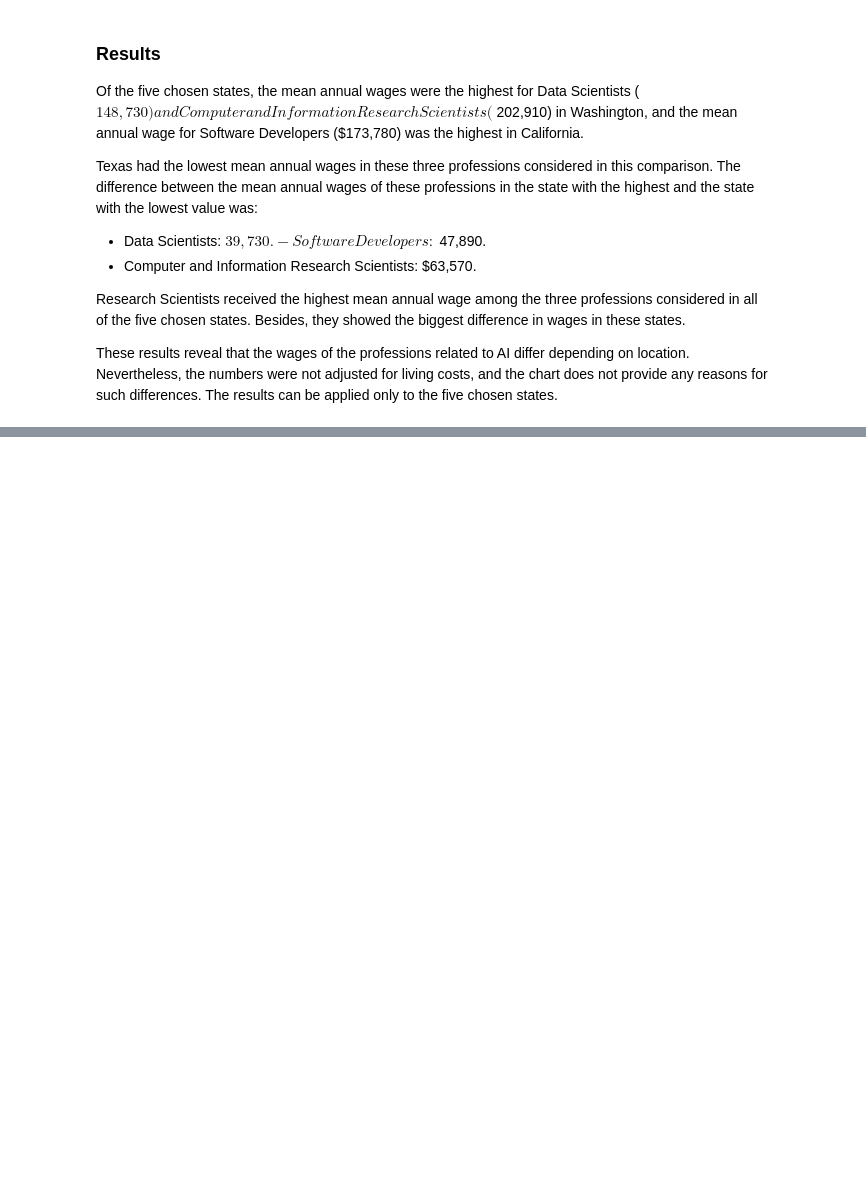
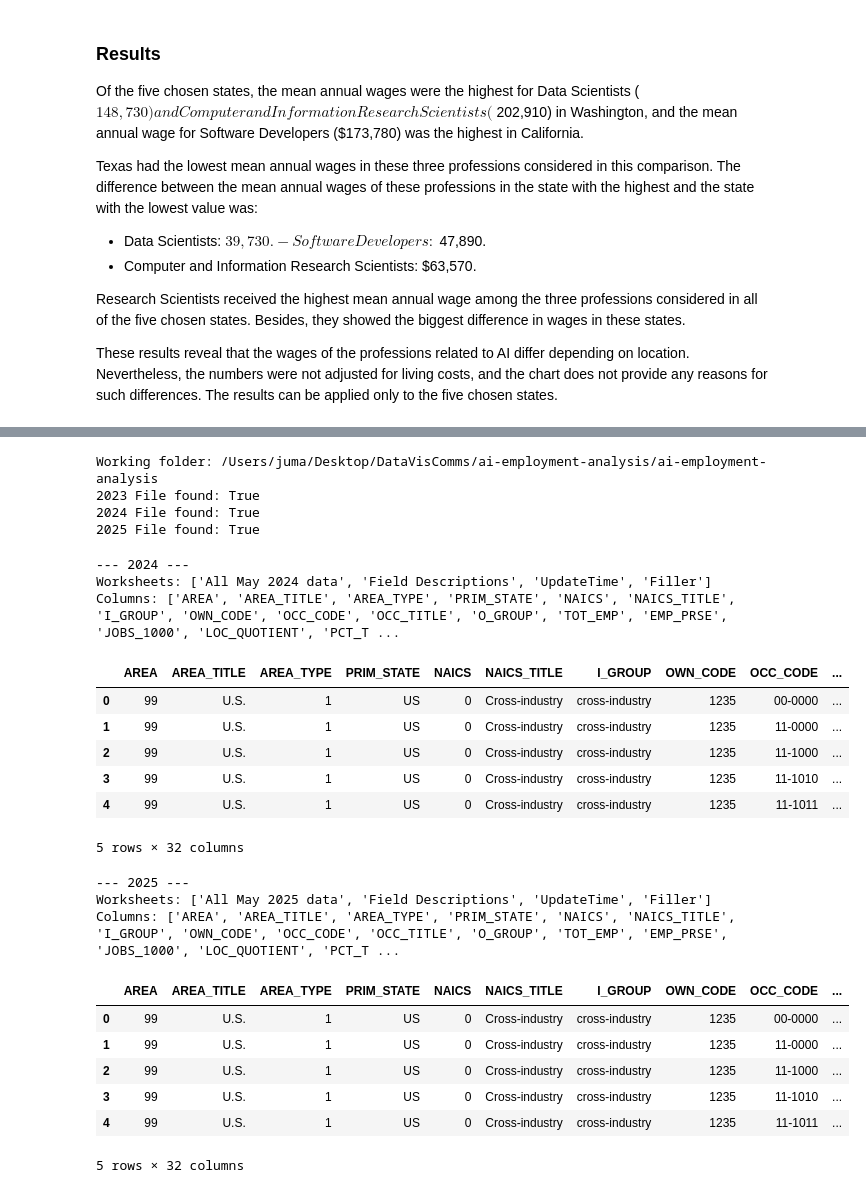
Before and after one commit to nabieba7/ai-employment-analysis, a Jupyter notebook: employment_analysis.ipynb, the cells around one changed output, grey strips where cells are left out. Drawn from its saved outputs; the diff is of its cells as text; code cells hidden in the pictures; blank space fills up the shorter version.

Commit message:
Prepare national employment data for 2023 to 2025

```diff
--- a/employment_analysis.ipynb
+++ b/employment_analysis.ipynb
@@ -489,0 +500,56 @@ chosen states.
+# %%
+from pathlib import Path
+import os
+
+
+project_folder = Path("/Users/juma/Desktop/DataVisComms/ai-employment-analysis/ai-employment-analysis")
+
+if not (project_folder / "employment_analysis.ipynb").is_file():
+    raise FileNotFoundError("This folder does not contain your notebook.")
+
+os.chdir(project_folder)
+
+print("Working folder:", Path.cwd())
+
+for year in [2023, 2024, 2025]:
+    path = Path(f"oesm{str(year)[-2:]}all/all_data_M_{year}.xlsx")
+    print(year, "File found:", path.is_file())
+# %% [output]
+Working folder: /Users/juma/Desktop/DataVisComms/ai-employment-analysis/ai-employment-analysis
+2023 File found: True
+2024 File found: True
+2025 File found: True
+# %%
+import pandas as pd
+
+for year in [2024, 2025]:
+    path = Path(f"oesm{str(year)[-2:]}all/all_data_M_{year}.xlsx")
+
+    with pd.ExcelFile(path) as workbook:
+        print(f"\n--- {year} ---")
+        print("Worksheets:", workbook.sheet_names)
+
+        sample = pd.read_excel(workbook, sheet_name=0, nrows=5)
+        print("Columns:", sample.columns.tolist())
+        display(sample)
+# %% [output]
+--- 2024 ---
+Worksheets: ['All May 2024 data', 'Field Descriptions', 'UpdateTime', 'Filler']
+Columns: ['AREA', 'AREA_TITLE', 'AREA_TYPE', 'PRIM_STATE', 'NAICS', 'NAICS_TITLE', 'I_GROUP', 'OWN_CODE', 'OCC_CODE', 'OCC_TITLE', 'O_GROUP', 'TOT_EMP', 'EMP_PRSE', 'JOBS_1000', 'LOC_QUOTIENT', 'PCT_T ...
+|  | AREA | AREA_TITLE | AREA_TYPE | PRIM_STATE | NAICS | NAICS_TITLE | I_GROUP | OWN_CODE | OCC_CODE | ... |
+| 0 | 99 | U.S. | 1 | US | 0 | Cross-industry | cross-industry | 1235 | 00-0000 | ... |
+| 1 | 99 | U.S. | 1 | US | 0 | Cross-industry | cross-industry | 1235 | 11-0000 | ... |
+| 2 | 99 | U.S. | 1 | US | 0 | Cross-industry | cross-industry | 1235 | 11-1000 | ... |
+| 3 | 99 | U.S. | 1 | US | 0 | Cross-industry | cross-industry | 1235 | 11-1010 | ... |
+| 4 | 99 | U.S. | 1 | US | 0 | Cross-industry | cross-industry | 1235 | 11-1011 | ... |
+5 rows × 32 columns
+--- 2025 ---
+Worksheets: ['All May 2025 data', 'Field Descriptions', 'UpdateTime', 'Filler']
+Columns: ['AREA', 'AREA_TITLE', 'AREA_TYPE', 'PRIM_STATE', 'NAICS', 'NAICS_TITLE', 'I_GROUP', 'OWN_CODE', 'OCC_CODE', 'OCC_TITLE', 'O_GROUP', 'TOT_EMP', 'EMP_PRSE', 'JOBS_1000', 'LOC_QUOTIENT', 'PCT_T ...
+|  | AREA | AREA_TITLE | AREA_TYPE | PRIM_STATE | NAICS | NAICS_TITLE | I_GROUP | OWN_CODE | OCC_CODE | ... |
+| 0 | 99 | U.S. | 1 | US | 0 | Cross-industry | cross-industry | 1235 | 00-0000 | ... |
+| 1 | 99 | U.S. | 1 | US | 0 | Cross-industry | cross-industry | 1235 | 11-0000 | ... |
+| 2 | 99 | U.S. | 1 | US | 0 | Cross-industry | cross-industry | 1235 | 11-1000 | ... |
+| 3 | 99 | U.S. | 1 | US | 0 | Cross-industry | cross-industry | 1235 | 11-1010 | ... |
+| 4 | 99 | U.S. | 1 | US | 0 | Cross-industry | cross-industry | 1235 | 11-1011 | ... |
+5 rows × 32 columns
```
Also changed, not shown: parts of 4 cells of this notebook, 1 other file.
